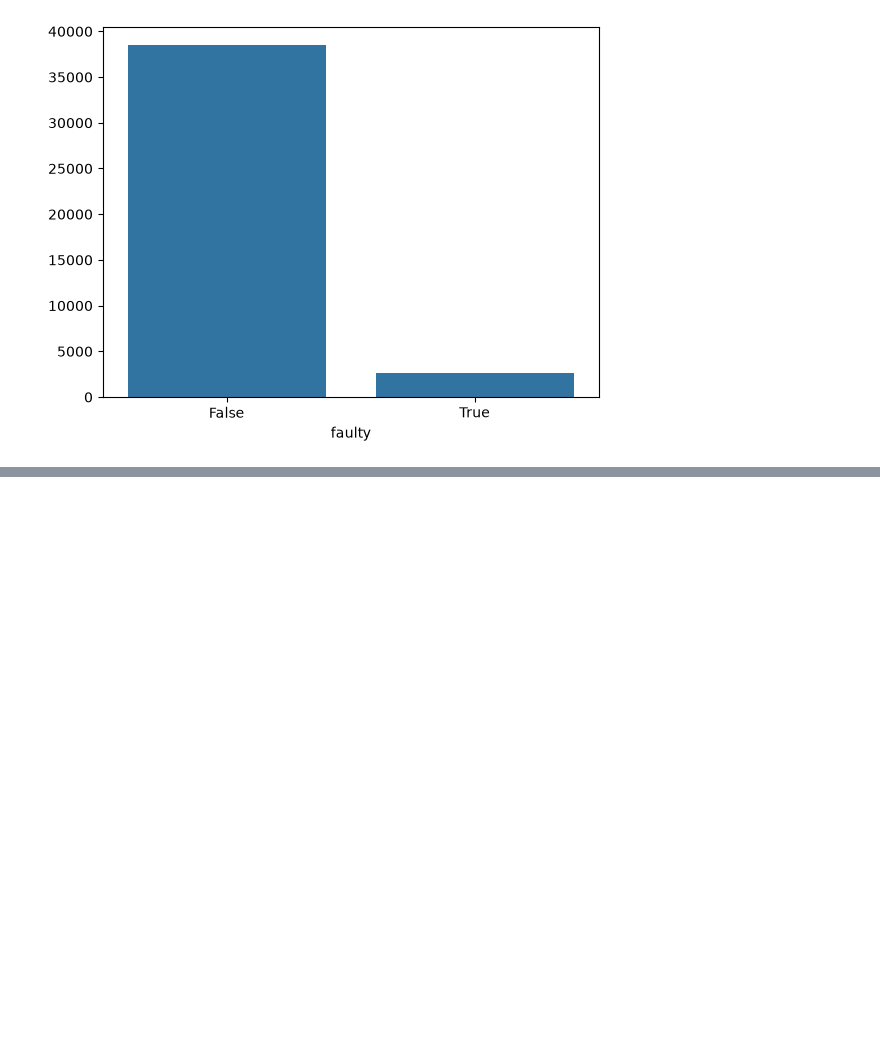
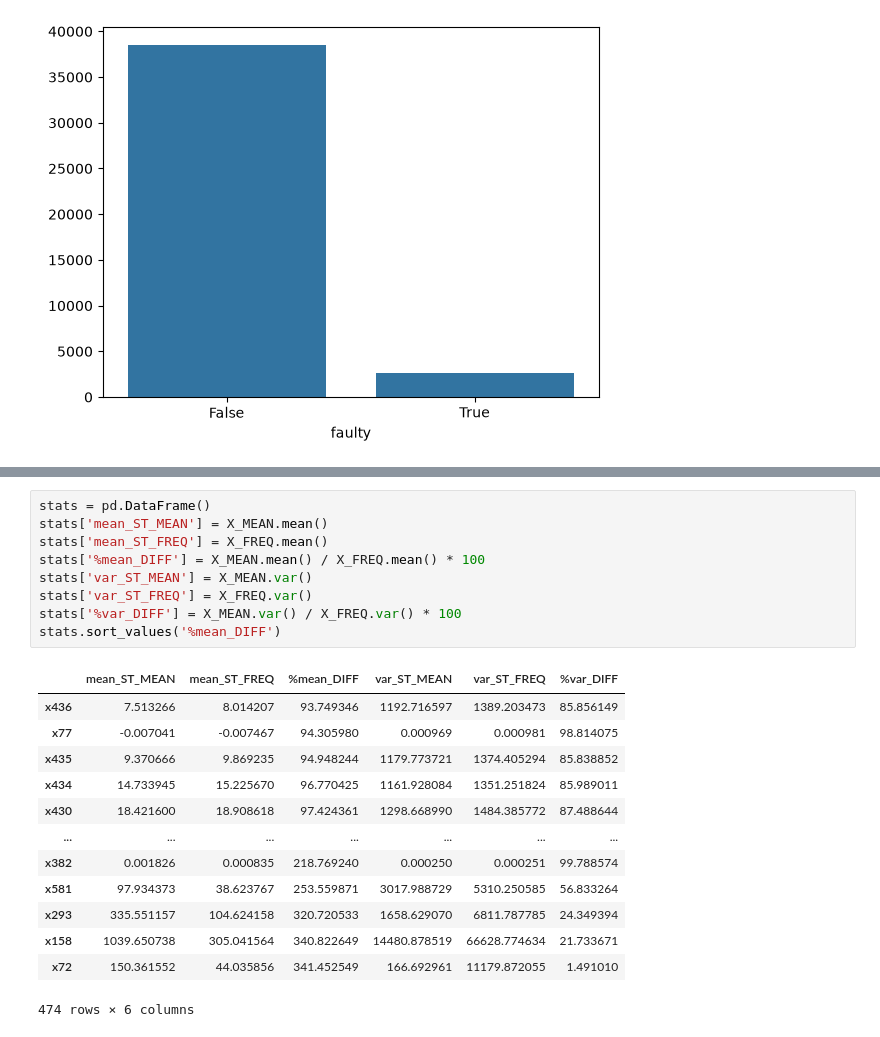
Before and after one commit to pancurster/secom-ml, a Jupyter notebook: notebooks/eda02.ipynb, the cells around one changed output, grey strips where cells are left out. Cells and saved outputs as stored; diff of their text form; blank space fills up the shorter version.

```diff
--- a/notebooks/eda02.ipynb
+++ b/notebooks/eda02.ipynb
@@ -211,0 +266,23 @@ plt.show()
+# %%
+stats = pd.DataFrame()
+stats['mean_ST_MEAN'] = X_MEAN.mean()
+stats['mean_ST_FREQ'] = X_FREQ.mean()
+stats['%mean_DIFF'] = X_MEAN.mean() / X_FREQ.mean() * 100
+stats['var_ST_MEAN'] = X_MEAN.var()
+stats['var_ST_FREQ'] = X_FREQ.var()
+stats['%var_DIFF'] = X_MEAN.var() / X_FREQ.var() * 100
+stats.sort_values('%mean_DIFF')
+# %% [output]
+|  | mean_ST_MEAN | mean_ST_FREQ | %mean_DIFF | var_ST_MEAN | var_ST_FREQ | %var_DIFF |
+| x436 | 7.513266 | 8.014207 | 93.749346 | 1192.716597 | 1389.203473 | 85.856149 |
+| x77 | -0.007041 | -0.007467 | 94.305980 | 0.000969 | 0.000981 | 98.814075 |
+| x435 | 9.370666 | 9.869235 | 94.948244 | 1179.773721 | 1374.405294 | 85.838852 |
+| x434 | 14.733945 | 15.225670 | 96.770425 | 1161.928084 | 1351.251824 | 85.989011 |
+| x430 | 18.421600 | 18.908618 | 97.424361 | 1298.668990 | 1484.385772 | 87.488644 |
+| ... | ... | ... | ... | ... | ... | ... |
+| x382 | 0.001826 | 0.000835 | 218.769240 | 0.000250 | 0.000251 | 99.788574 |
+| x581 | 97.934373 | 38.623767 | 253.559871 | 3017.988729 | 5310.250585 | 56.833264 |
+| x293 | 335.551157 | 104.624158 | 320.720533 | 1658.629070 | 6811.787785 | 24.349394 |
+| x158 | 1039.650738 | 305.041564 | 340.822649 | 14480.878519 | 66628.774634 | 21.733671 |
+| x72 | 150.361552 | 44.035856 | 341.452549 | 166.692961 | 11179.872055 | 1.491010 |
+474 rows × 6 columns
```
Also changed, not shown: parts of 7 cells of this notebook, 2 other files.
